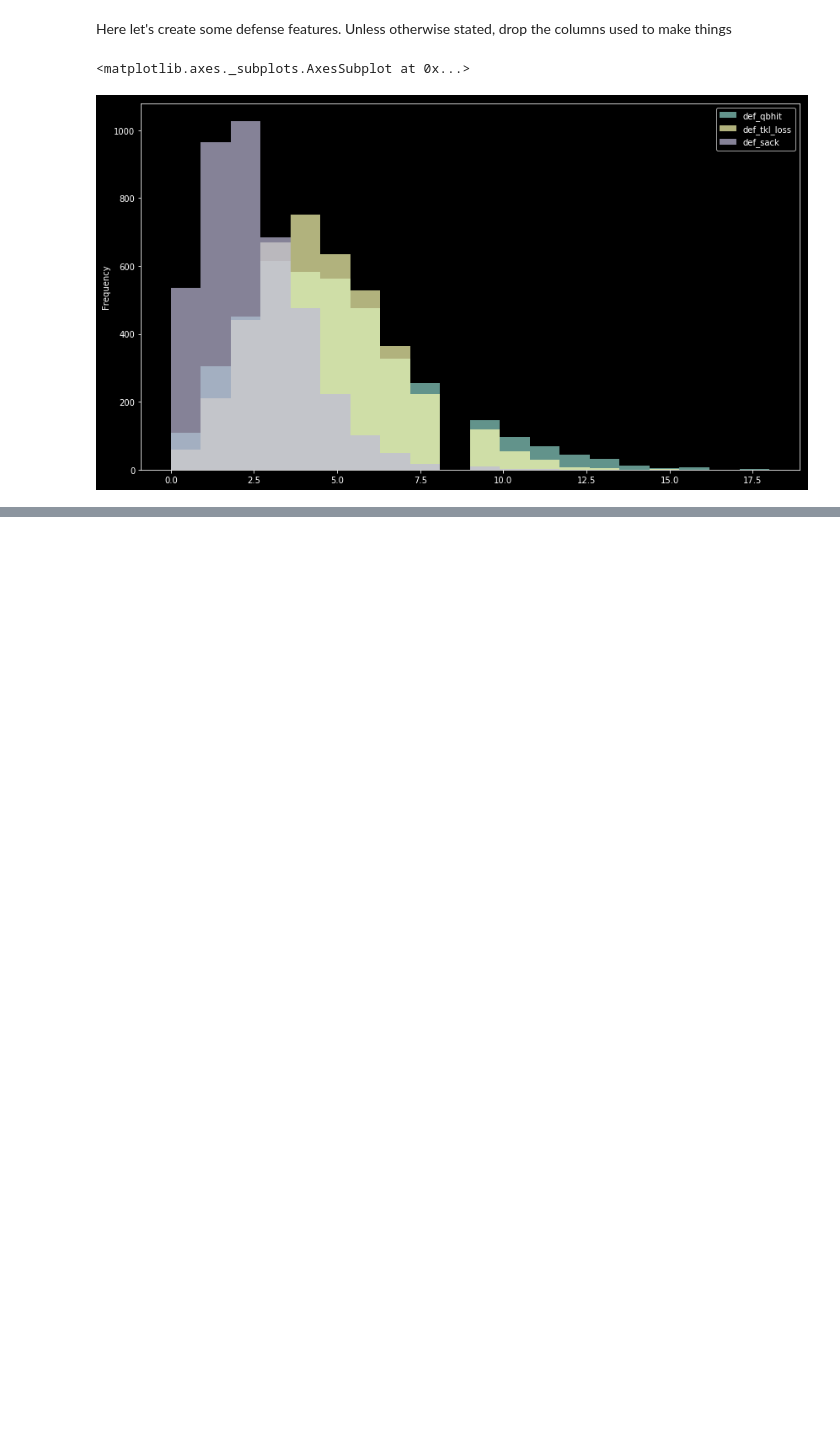
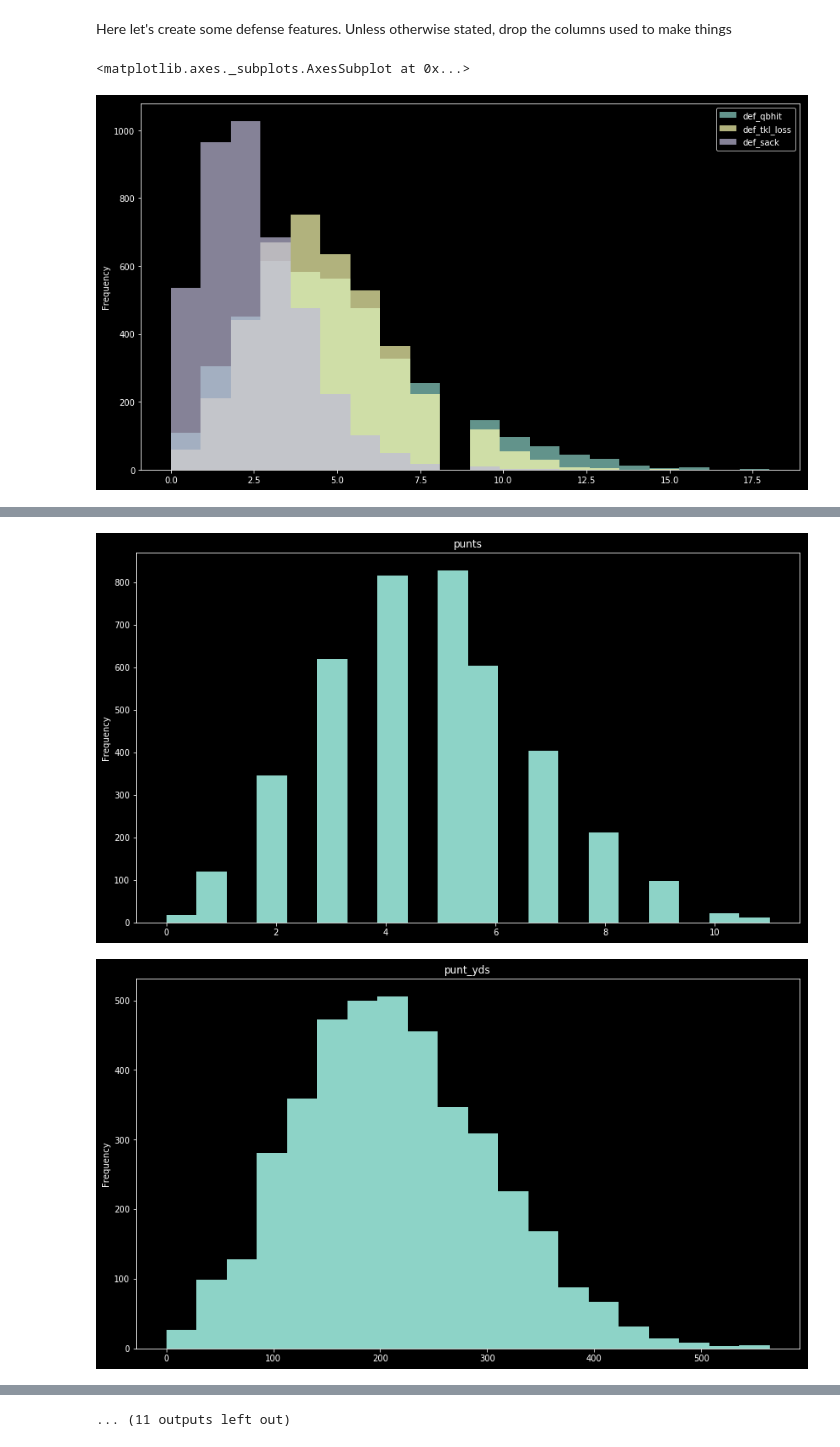
Before and after one commit to markertsean/Fantasy_Football, a Jupyter notebook: exploration/Team.ipynb, the cells around one changed output, grey strips where cells are left out. Saved outputs shown, nothing was run; the diff lists cells and outputs as text; code cells hidden in the pictures; blank space fills up the shorter version.

```diff
--- a/exploration/Team.ipynb
+++ b/exploration/Team.ipynb
@@ -340,0 +349,16 @@ def_yds = [u'def_frec_yds', u'def_int_yds', u'def_misc_yds', u'def_sack_yds', u'
+# %%
+kick_att = [ u'punts', u'punt_yds',
+       u'punt_blk', u'punt_rets', u'punt_ret_yds', u'punt_ret_tds',
+
+
+       u'kickoffs', u'kickoff_all_yds', u'kickoff_in_20',
+       u'kickoff_own_recovery', u'kickoff_own_recovery_tds',
+       u'kickoff_touchback',
+
+            u'kickrets',
+       u'kickret_yds', u'kickret_tds', u'kickret_touchback',
+
+            u'fg_att', u'fg_blk', u'fg_made', u'fg_miss',
+       u'fg_yds', u'fg_yds_max', u'fg_miss_yds', u'fg_miss_yds_min',
+
+       u'xp_att', u'xp_blk', u'xp_made'] #+ avg stuff
@@ -340,0 +381,7 @@ def_yds = [u'def_frec_yds', u'def_int_yds', u'def_misc_yds', u'def_sack_yds', u'
+# %%
+for col in kick_att:
+    all_team_data[col].plot.hist( bins=20, title=col )
+    plt.show()
+# %% [output]
+[figure, added]
+[figure, added]
@@ -340,0 +398 @@ def_yds = [u'def_frec_yds', u'def_int_yds', u'def_misc_yds', u'def_sack_yds', u'
+... (11 outputs left out)
```
Also changed, not shown: parts of 19 cells of this notebook.
